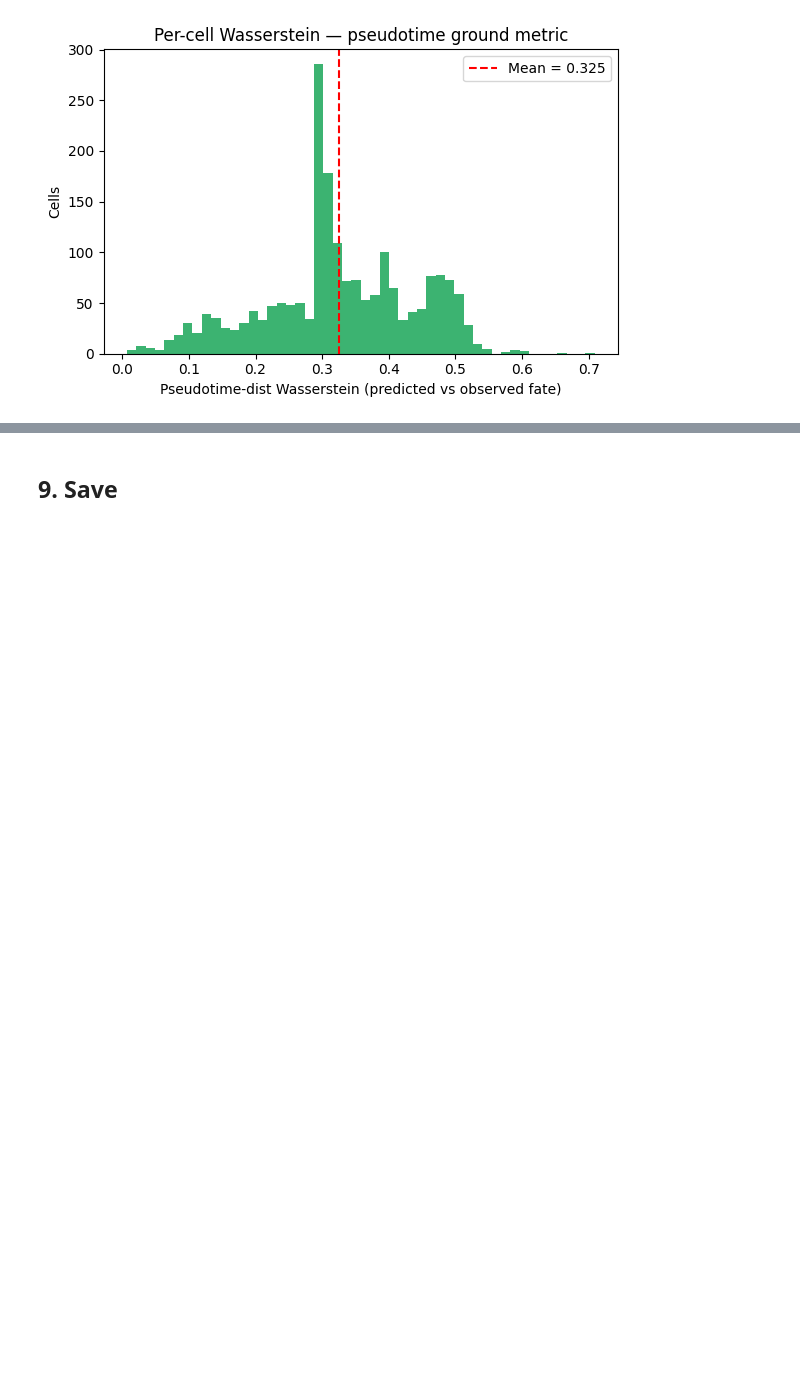
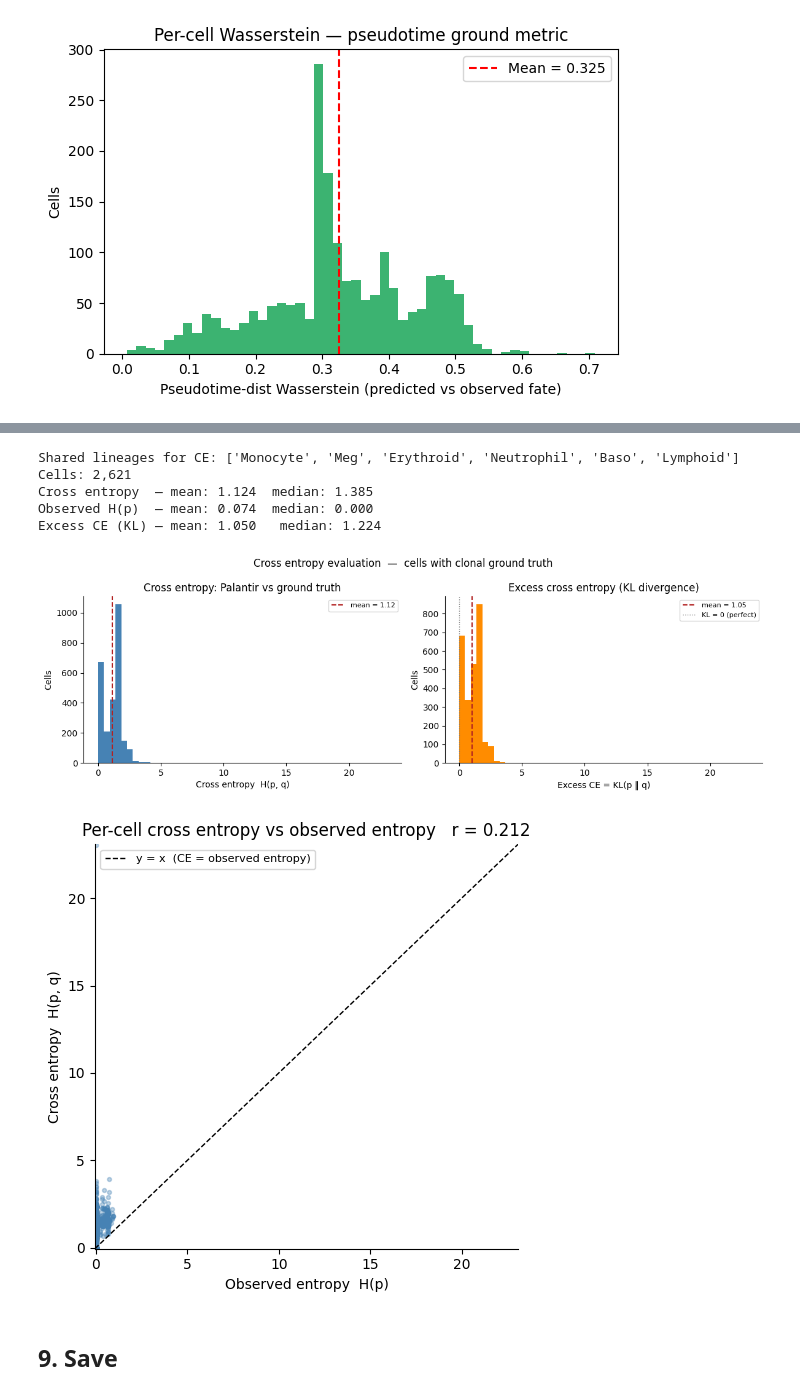
Before and after one commit to TobiasKofman/markov-chains-scrnaseq-larry, a Jupyter notebook: 02_palantir.ipynb, the cells around one changed output, grey strips where cells are left out. Cells and saved outputs as stored; diff of their text form; code cells hidden in the pictures; blank space fills up the shorter version.

```diff
--- a/02_palantir.ipynb
+++ b/02_palantir.ipynb
@@ -782,3 +874,78 @@ Pseudotime-distance Wasserstein (6 lineages, 2,013 cells):
+# %%
+if fate_df_norm is not None and fate_prob_key in adata_d2.obsm:
+    _bn_ce = adata_d2.uns.get("palantir_branch_names", [])
+    _bp_ce = pd.DataFrame(adata_d2.obsm[fate_prob_key],
+                          index=adata_d2.obs_names, columns=_bn_ce)
+
+    # Restrict to lineages present in both ground truth and Palantir output
+    _shared_ce = [b for b in _bn_ce if b in fate_df_norm.columns]
+    print(f"Shared lineages for CE: {_shared_ce}")
+
+    _common_ce = fate_df_norm.index.intersection(_bp_ce.index)
+    _p_raw = fate_df_norm.loc[_common_ce, _shared_ce].values.astype(float)
+    _q_raw = _bp_ce.loc[_common_ce, _shared_ce].values.astype(float)
+
+    # Renormalize both distributions over shared lineages
+    _p = _p_raw / (_p_raw.sum(axis=1, keepdims=True) + 1e-10)
+    _q = _q_raw / (_q_raw.sum(axis=1, keepdims=True) + 1e-10)
+
+    _eps = 1e-10
+    _h_obs = -np.sum(_p * np.log(_p + _eps), axis=1)           # observed entropy
+    _ce    = -np.sum(_p * np.log(_q + _eps), axis=1)            # cross entropy H(p, q)
+    _kl    = _ce - _h_obs                                        # excess CE = KL(p ‖ q)
+
+    print(f"Cells: {len(_ce):,}")
+    print(f"Cross entropy  — mean: {_ce.mean():.3f}  median: {np.median(_ce):.3f}")
+    print(f"Observed H(p)  — mean: {_h_obs.mean():.3f}  median: {np.median(_h_obs):.3f}")
+    print(f"Excess CE (KL) — mean: {_kl.mean():.3f}   median: {np.median(_kl):.3f}")
+
+    # ── Plot 3: CE and excess CE histograms (1×2) ────────────────────────────
+    fig, axes = plt.subplots(1, 2, figsize=(12, 4))
+
+    axes[0].hist(_ce, bins=50, color="steelblue", edgecolor="none")
+    axes[0].axvline(_ce.mean(), color="firebrick", linewidth=1.5, linestyle="--",
+                    label=f"mean = {_ce.mean():.2f}")
+    axes[0].set(xlabel="Cross entropy  H(p, q)", ylabel="Cells",
+                title="Cross entropy: Palantir vs ground truth")
+    axes[0].legend(fontsize=8)
+
+    axes[1].hist(_kl, bins=50, color="darkorange", edgecolor="none")
+    axes[1].axvline(_kl.mean(), color="firebrick", linewidth=1.5, linestyle="--",
+                    label=f"mean = {_kl.mean():.2f}")
+    axes[1].axvline(0, color="gray", linewidth=1, linestyle=":", label="KL = 0 (perfect)")
+    axes[1].set(xlabel="Excess CE = KL(p ‖ q)", ylabel="Cells",
+                title="Excess cross entropy (KL divergence)")
+    axes[1].legend(fontsize=8)
+
+    plt.suptitle("Cross entropy evaluation  —  cells with clonal ground truth", fontsize=12)
+    plt.tight_layout()
+    plt.show()
+
+    # ── Plot 4: per-cell CE vs observed entropy scatter ──────────────────────
+    fig, ax = plt.subplots(figsize=(5, 5))
+    ax.scatter(_h_obs, _ce, s=8, alpha=0.35, color="steelblue", rasterized=True)
+    _lo = min(_h_obs.min(), _ce.min()) - 0.05
+    _hi = max(_h_obs.max(), _ce.max()) + 0.05
+    ax.plot([_lo, _hi], [_lo, _hi], "k--", linewidth=1,
+            label="y = x  (CE = observed entropy)")
+    _r_ce, _ = stats.pearsonr(_h_obs, _ce)
+    ax.set(xlabel="Observed entropy  H(p)",
+           ylabel="Cross entropy  H(p, q)",
+           title=f"Per-cell cross entropy vs observed entropy   r = {_r_ce:.3f}",
+           xlim=(_lo, _hi), ylim=(_lo, _hi))
+    ax.legend(fontsize=8)
+    plt.tight_layout()
+    plt.show()
+else:
+    print("Skipping cross entropy: fate_df_norm or fate probabilities not available.")
+# %% [output]
+Shared lineages for CE: ['Monocyte', 'Meg', 'Erythroid', 'Neutrophil', 'Baso', 'Lymphoid']
+Cells: 2,621
+Cross entropy  — mean: 1.124  median: 1.385
+Observed H(p)  — mean: 0.074  median: 0.000
+Excess CE (KL) — mean: 1.050   median: 1.224
+[figure, added]
+[figure, added]
 # %% [markdown]
 ## 9. Save
 # %%
```
Also changed, not shown: parts of 6 cells of this notebook.
